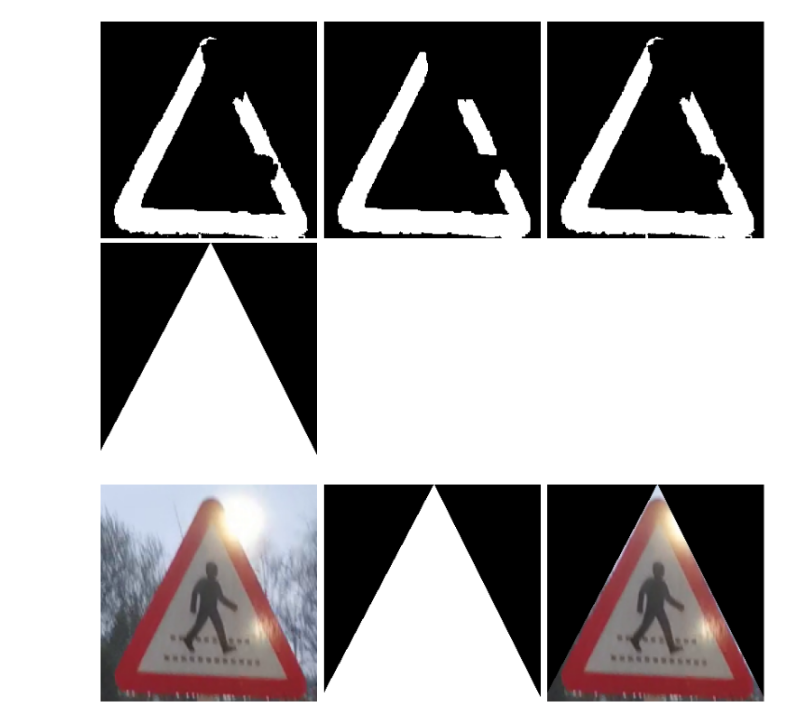
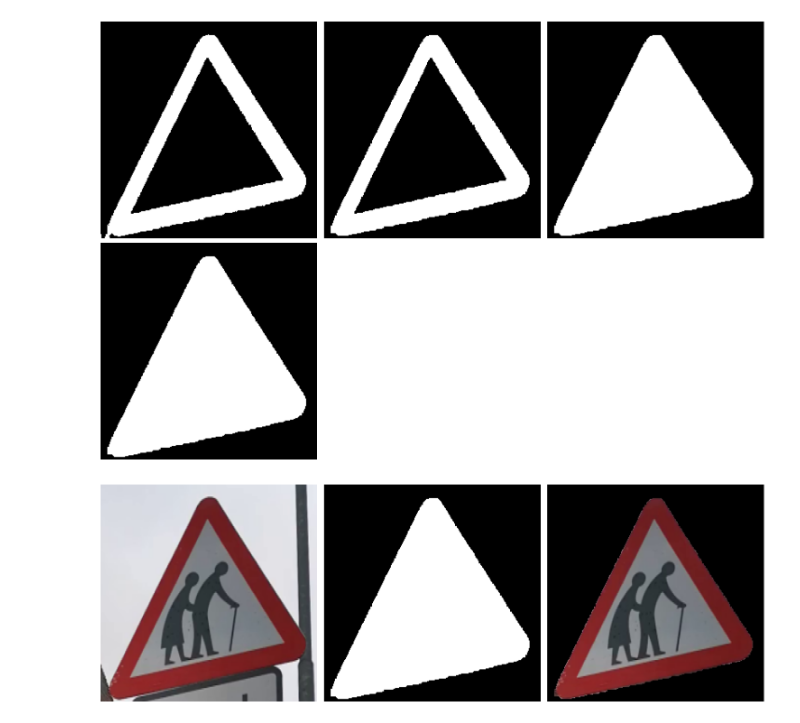
Before and after one commit to nmzein/cs413, a Jupyter notebook: q4.ipynb, the cells around one changed output. Cells and saved outputs as stored; diff of their text form; code cells hidden in the pictures.

```diff
--- a/q4.ipynb
+++ b/q4.ipynb
@@ -180,33 +180,33 @@ def check_contour_area_diff(old, new):
 def segment_warning_road_sign(image):
     # mask0 = edge_detection(image)
     # mask2 = remove_noise(mask1)
     # mask3 = contour(mask2)
     thresholded_mask = red_color_thresholding(image)
     smoothed_mask = smooth_edges(thresholded_mask)
 
     no_disconnect = check_contour_area_diff(thresholded_mask, smoothed_mask)
 
     # Fallback to thresholded mask if smoothing causes contour to disconnect
     mask = smoothed_mask if no_disconnect else thresholded_mask
 
     filled_mask = fill_mask(mask)
 
     no_fill = is_within_10_percent(np.sum(mask == 255), np.sum(filled_mask == 255))
 
     # Fallback to crude triangle drawing if contour could not be filled.
     mask = create_triangle_encompassing_mask(mask) if no_fill else filled_mask
 
     plot_images([thresholded_mask, smoothed_mask, filled_mask, mask])
 
     # Segment the foreground image using the sign mask (keeping only the sign)
     segmented_foreground = cv2.bitwise_and(image, image, mask=mask)
 
     return mask, segmented_foreground
 
 # Example usage
-image = cv2.imread("./Task-4/zebra_crossing.png")  # Path to your image file
+image = cv2.imread("./Task-4/frail.png")  # Path to your image file
 mask, segmented_foreground = segment_warning_road_sign(image)
 plot_images([image, mask, segmented_foreground], "BGR2RGB")
 # %% [output]
-[figure, old version]
+[figure, new version]
-[figure, old version]
+[figure, new version]
```
